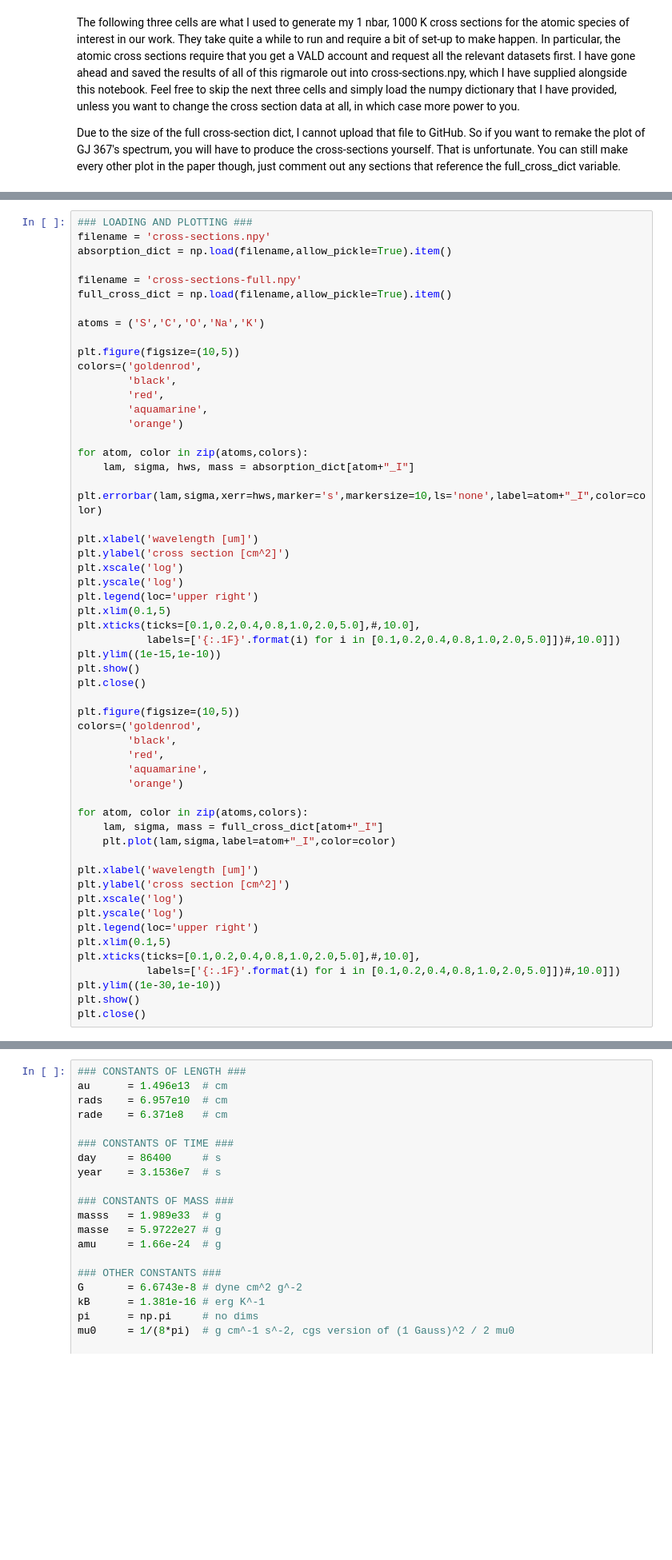
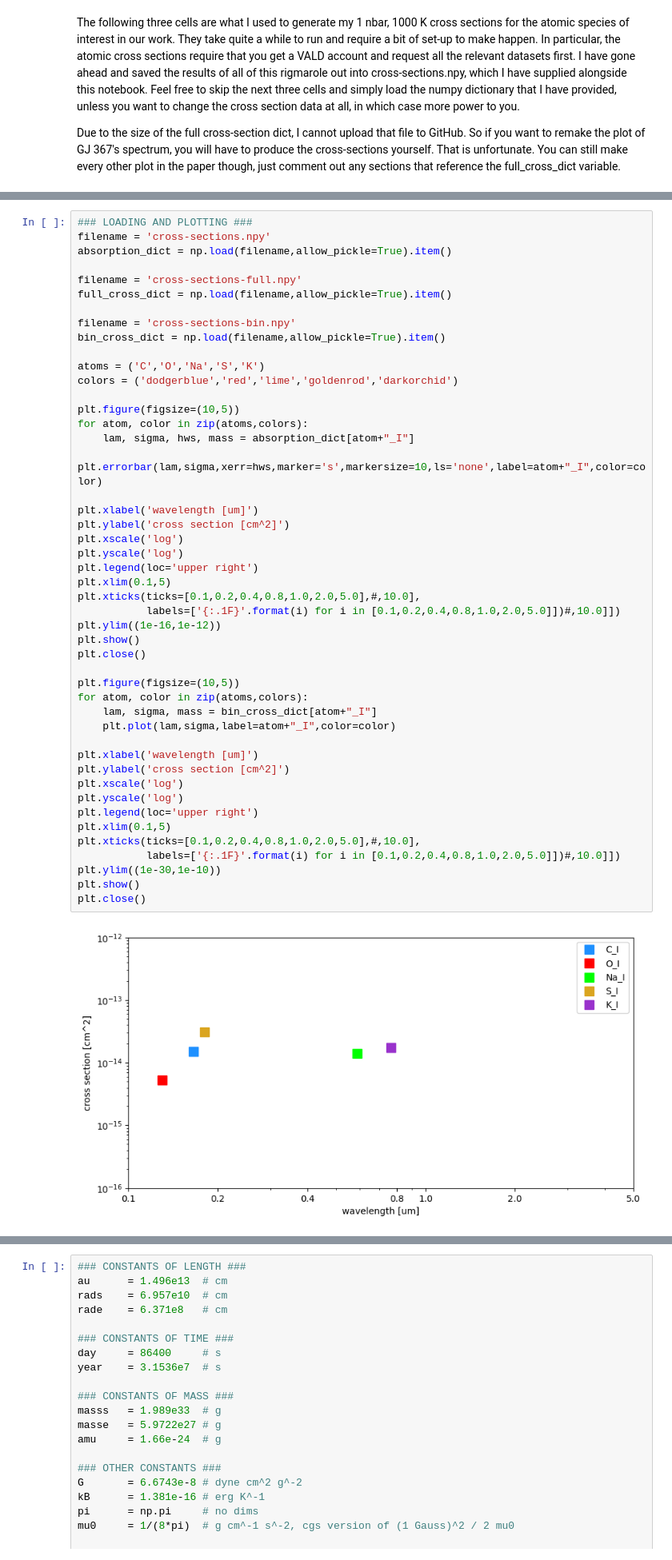
Before and after one commit to AbbyBoehm/BSL2025PlasmaTori, a Jupyter notebook: bsl2025_plasmatorus.ipynb, the cells around one changed output, grey strips where cells are left out. Shown at 80% size. Drawn from its saved outputs; the diff is of its cells as text; blank space fills up the shorter version.

```diff
--- a/bsl2025_plasmatorus.ipynb
+++ b/bsl2025_plasmatorus.ipynb
@@ -112,50 +325,44 @@ absorption_dict = np.load(filename,allow_pickle=True).item()
 filename = 'cross-sections-full.npy'
 full_cross_dict = np.load(filename,allow_pickle=True).item()
 
-atoms = ('S','C','O','Na','K')
+filename = 'cross-sections-bin.npy'
+bin_cross_dict = np.load(filename,allow_pickle=True).item()
+
+atoms = ('C','O','Na','S','K')
+colors = ('dodgerblue','red','lime','goldenrod','darkorchid')
 
 plt.figure(figsize=(10,5))
-colors=('goldenrod',
-        'black',
-        'red',
-        'aquamarine',
-        'orange')
-
 for atom, color in zip(atoms,colors):
     lam, sigma, hws, mass = absorption_dict[atom+"_I"]
     plt.errorbar(lam,sigma,xerr=hws,marker='s',markersize=10,ls='none',label=atom+"_I",color=color)
 
 plt.xlabel('wavelength [um]')
 plt.ylabel('cross section [cm^2]')
 plt.xscale('log')
 plt.yscale('log')
 plt.legend(loc='upper right')
 plt.xlim(0.1,5)
 plt.xticks(ticks=[0.1,0.2,0.4,0.8,1.0,2.0,5.0],#,10.0],
            labels=['{:.1F}'.format(i) for i in [0.1,0.2,0.4,0.8,1.0,2.0,5.0]])#,10.0]])
-plt.ylim((1e-15,1e-10))
+plt.ylim((1e-16,1e-12))
 plt.show()
 plt.close()
 
 plt.figure(figsize=(10,5))
-colors=('goldenrod',
-        'black',
-        'red',
-        'aquamarine',
-        'orange')
-
 for atom, color in zip(atoms,colors):
-    lam, sigma, mass = full_cross_dict[atom+"_I"]
+    lam, sigma, mass = bin_cross_dict[atom+"_I"]
     plt.plot(lam,sigma,label=atom+"_I",color=color)
 
 plt.xlabel('wavelength [um]')
 plt.ylabel('cross section [cm^2]')
 plt.xscale('log')
 plt.yscale('log')
 plt.legend(loc='upper right')
 plt.xlim(0.1,5)
 plt.xticks(ticks=[0.1,0.2,0.4,0.8,1.0,2.0,5.0],#,10.0],
            labels=['{:.1F}'.format(i) for i in [0.1,0.2,0.4,0.8,1.0,2.0,5.0]])#,10.0]])
 plt.ylim((1e-30,1e-10))
 plt.show()
 plt.close()
+# %% [output]
+[figure, added]
```
Also changed, not shown: parts of 13 cells of this notebook, 13 other files.
